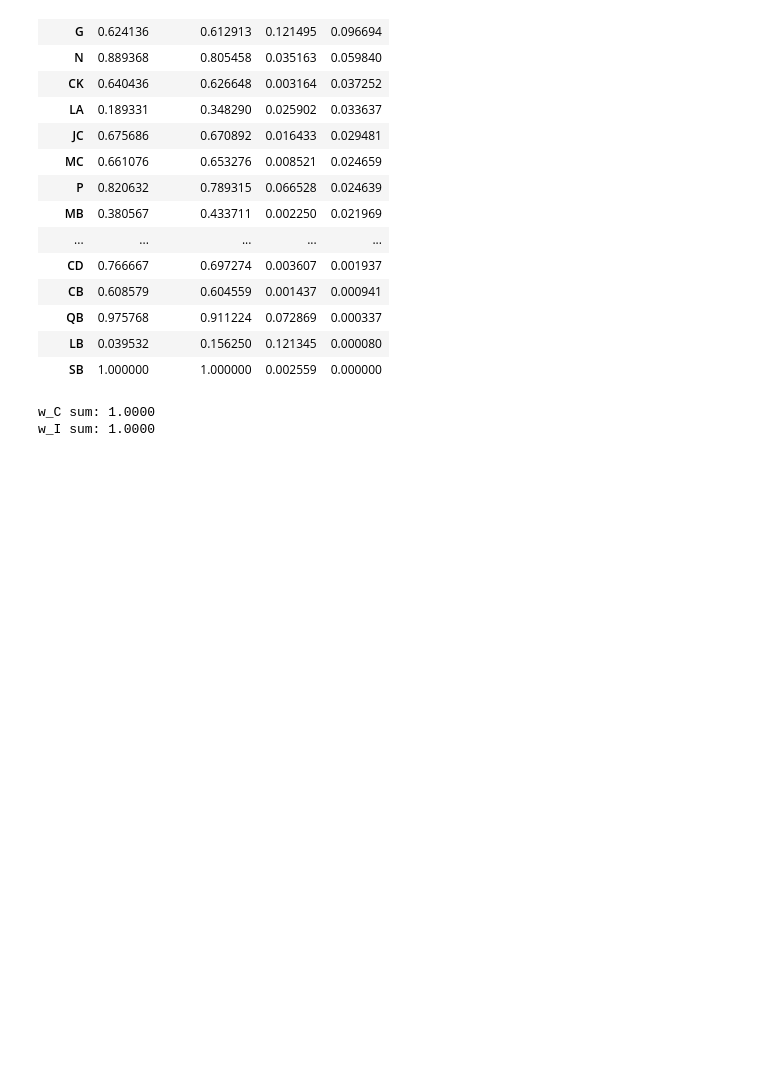
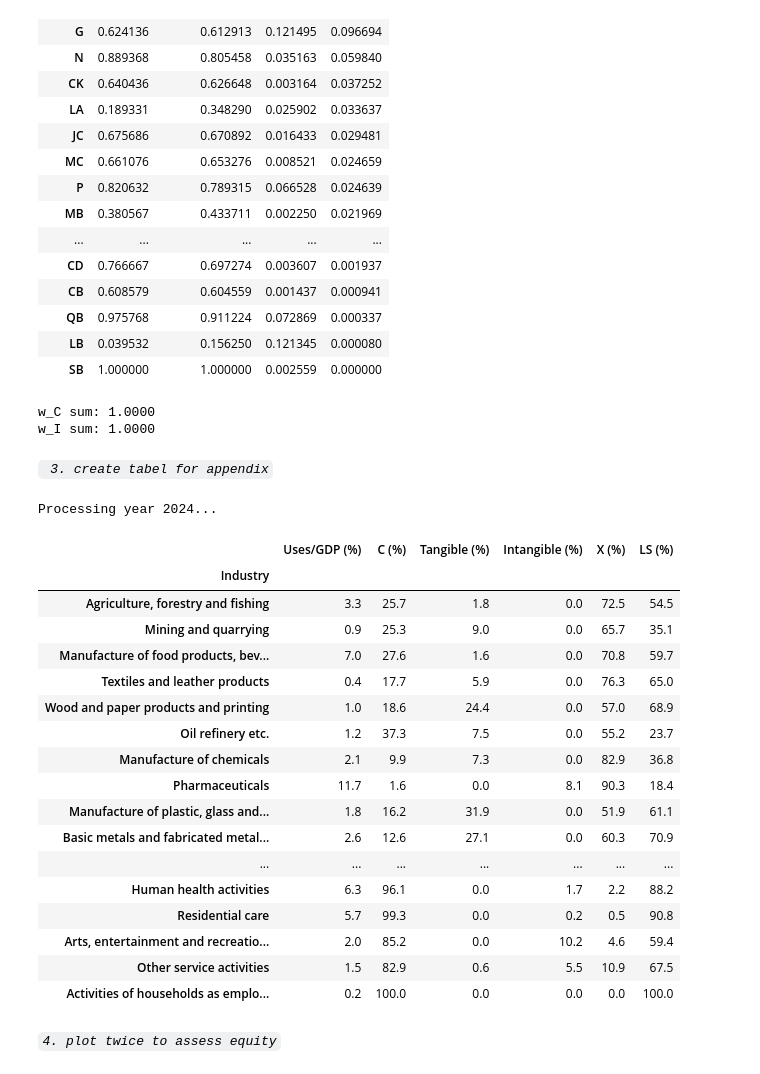
Before and after one commit to cfn368/ba_capinc, a Jupyter notebook: 2_labour_shares.ipynb, the cells around one changed output. Cells and saved outputs as stored; diff of their text form; code cells hidden in the pictures; blank space fills up the shorter version.

```diff
--- a/2_labour_shares.ipynb
+++ b/2_labour_shares.ipynb
@@ -62,3 +68,71 @@ print(f"w_I sum: {diag['w_I'].sum():.4f}")
 # %% [output]
 w_C sum: 1.0000
 w_I sum: 1.0000
+# %% [markdown]
+*` 3. create tabel for appendix`*
+# %%
+yr = il.compute_leontief_for_year(2024)
+out_req = yr['output_requirements'].copy()
+use_shares = yr['use_shares'].copy()
+X = yr['X'].copy()
+
+# add investment type classification
+use_shares['investment_type'] = use_shares.index.map(var_groups.investment_type)
+use_shares['parent'] = use_shares.index.map(var_groups.sub_to_parent)
+out_req['parent'] = out_req.index.map(var_groups.sub_to_parent)
+out_req['investment_type'] = out_req.index.map(var_groups.investment_type)
+
+# split I into tangible and intangible at sub-industry level
+tangible_types = ['structures', 'equipment']
+intangible_types = ['intellectual_property', 'organizational']
+
+out_req['I_tan']   = out_req['I'] * out_req['investment_type'].isin(tangible_types)
+out_req['I_intan'] = out_req['I'] * out_req['investment_type'].isin(intangible_types)
+
+# aggregate to parent
+table = out_req.groupby('parent').sum()[['C', 'G', 'I_tan', 'I_intan', 'X']].copy()
+table['total'] = table['C'] + table['G'] + table['I_tan'] + table['I_intan'] + table['X']
+table['C (%)']     = ((table['C'] + table['G']) / table['total'] * 100).round(1)
+table['Tangible (%)']  = (table['I_tan']   / table['total'] * 100).round(1)
+table['Intangible (%)']= (table['I_intan'] / table['total'] * 100).round(1)
+table['X (%)']     = (table['X'] / table['total'] * 100).round(1)
+
+# size
+gdp = il.fetch_gdp_data([2024]).iloc[0]
+table['Uses/GDP (%)'] = (table['total'] / gdp * 100).round(1)
+
+# labour shares
+df_ls = sls.fetch_industry_labor_shares()
+df_ls_yr = df_ls[df_ls['year'] == 2024]
+ls_cons = sls.consolidated_labor_shares(yr, df_ls_yr)
+ls_cons.index = ls_cons.index.map(var_groups.sub_to_parent)
+ls_parent = ls_cons.groupby(ls_cons.index).mean()
+table['LS (%)'] = (ls_parent * 100).round(1)
+
+# names and final order
+table['Industry'] = table.index.map(var_groups.large_dict)
+table = table.set_index('Industry')
+table = table[['Uses/GDP (%)', 'C (%)', 'Tangible (%)', 'Intangible (%)', 'X (%)', 'LS (%)']].round(1)
+table
+# %% [output]
+Processing year 2024...
+|  | Uses/GDP (%) | C (%) | Tangible (%) | Intangible (%) | X (%) | LS (%) |
+| Industry |  |  |  |  |  |  |
+| Agriculture, forestry and fishing | 3.3 | 25.7 | 1.8 | 0.0 | 72.5 | 54.5 |
+| Mining and quarrying | 0.9 | 25.3 | 9.0 | 0.0 | 65.7 | 35.1 |
+| Manufacture of food products, bev... | 7.0 | 27.6 | 1.6 | 0.0 | 70.8 | 59.7 |
+| Textiles and leather products | 0.4 | 17.7 | 5.9 | 0.0 | 76.3 | 65.0 |
+| Wood and paper products and printing | 1.0 | 18.6 | 24.4 | 0.0 | 57.0 | 68.9 |
+| Oil refinery etc. | 1.2 | 37.3 | 7.5 | 0.0 | 55.2 | 23.7 |
+| Manufacture of chemicals | 2.1 | 9.9 | 7.3 | 0.0 | 82.9 | 36.8 |
+| Pharmaceuticals | 11.7 | 1.6 | 0.0 | 8.1 | 90.3 | 18.4 |
+| Manufacture of plastic, glass and... | 1.8 | 16.2 | 31.9 | 0.0 | 51.9 | 61.1 |
+| Basic metals and fabricated metal... | 2.6 | 12.6 | 27.1 | 0.0 | 60.3 | 70.9 |
+| ... | ... | ... | ... | ... | ... | ... |
+| Human health activities | 6.3 | 96.1 | 0.0 | 1.7 | 2.2 | 88.2 |
+| Residential care | 5.7 | 99.3 | 0.0 | 0.2 | 0.5 | 90.8 |
+| Arts, entertainment and recreatio... | 2.0 | 85.2 | 0.0 | 10.2 | 4.6 | 59.4 |
+| Other service activities | 1.5 | 82.9 | 0.6 | 5.5 | 10.9 | 67.5 |
+| Activities of households as emplo... | 0.2 | 100.0 | 0.0 | 0.0 | 0.0 | 100.0 |
+# %% [markdown]
+*`4. plot twice to assess equity`*
```
Also changed, not shown: parts of 6 cells of this notebook, 12 other files.
